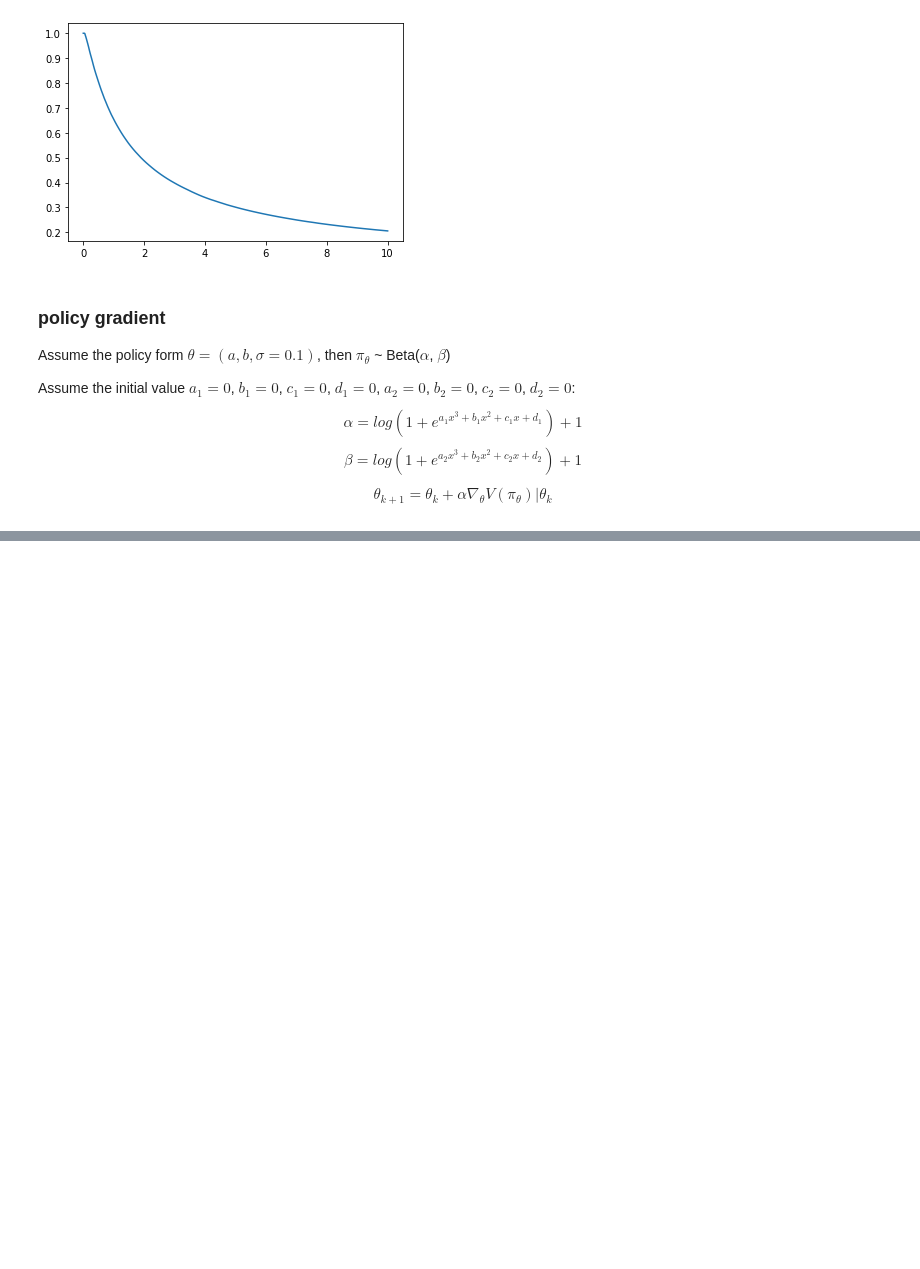
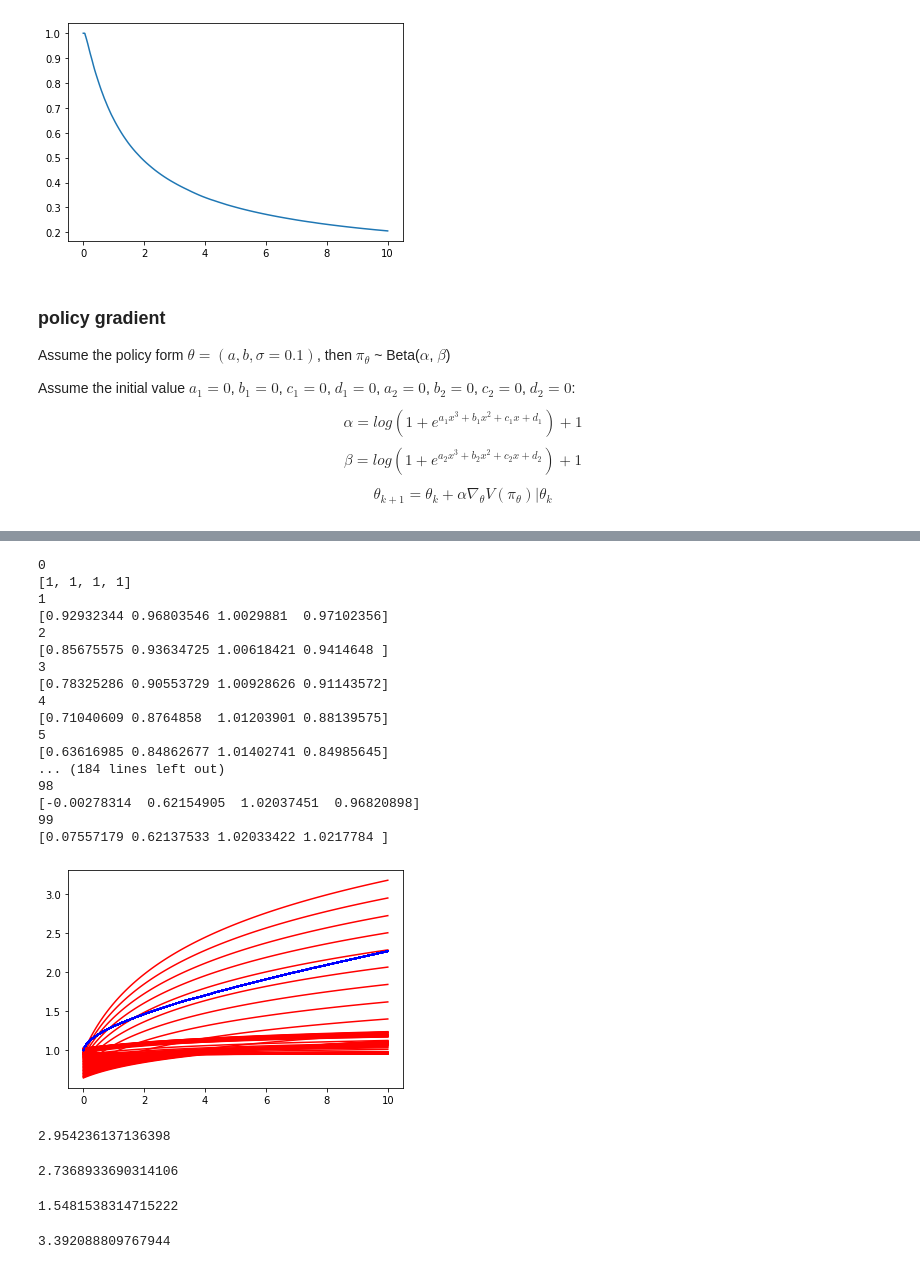
Before and after one commit to dongxulee/lifeCycle, a Jupyter notebook: 20210115/logisticPolicy.ipynb, the cells around one changed output, grey strips where cells are left out. Saved outputs shown, nothing was run; the diff lists cells and outputs as text; code cells hidden in the pictures; blank space fills up the shorter version.

```diff
--- a/20210115/logisticPolicy.ipynb
+++ b/20210115/logisticPolicy.ipynb
@@ -200,0 +277,51 @@ plot(theta)
+# %%
+# initial theta
+N = 100
+theta = [1]*4
+# gradient ascend step size
+alpha = 0.0001
+# store theta
+THETA = np.zeros((len(theta),N))
+for i in range(N):
+    if i%1 ==0:
+        print(i)
+        print(theta)
+    theta = updateTheta(theta)
+    THETA[:,i] = theta
+    plot(theta)
+# %% [output]
+0
+[1, 1, 1, 1]
+1
+[0.92932344 0.96803546 1.0029881  0.97102356]
+2
+[0.85675575 0.93634725 1.00618421 0.9414648 ]
+3
+[0.78325286 0.90553729 1.00928626 0.91143572]
+4
+[0.71040609 0.8764858  1.01203901 0.88139575]
+5
+[0.63616985 0.84862677 1.01402741 0.84985645]
+... (184 lines left out)
+98
+[-0.00278314  0.62154905  1.02037451  0.96820898]
+99
+[0.07557179 0.62137533 1.02033422 1.0217784 ]
+[figure, added]
+# %%
+thetaStar = [0.83381087, 0.5263778,  1.72872177, 0.60162327]
+V(thetaStar,5)
+# %% [output]
+2.954236137136398
+# %%
+V(THETA[:,1],5)
+# %% [output]
+2.7368933690314106
+# %%
+V(THETA[:,90],5)
+# %% [output]
+1.5481538314715222
+# %%
+np.interp(5, ws, Vs)
+# %% [output]
+3.392088809767944
```
Also changed, not shown: parts of 8 cells of this notebook, 2 other files.
